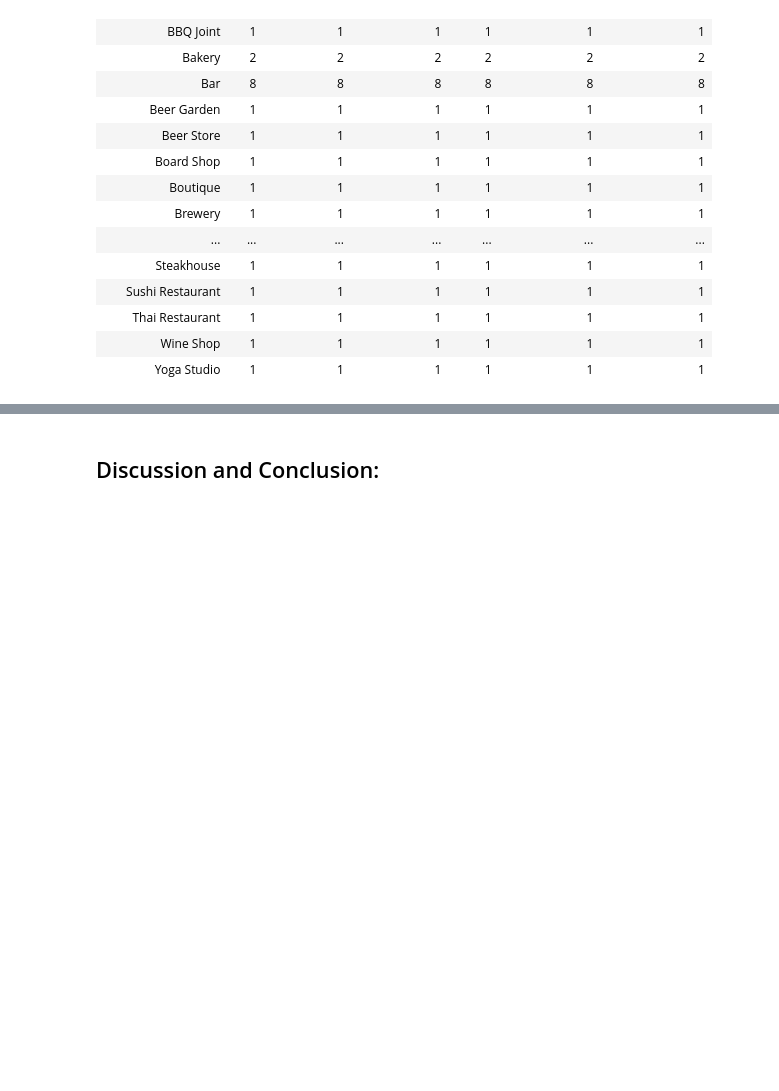
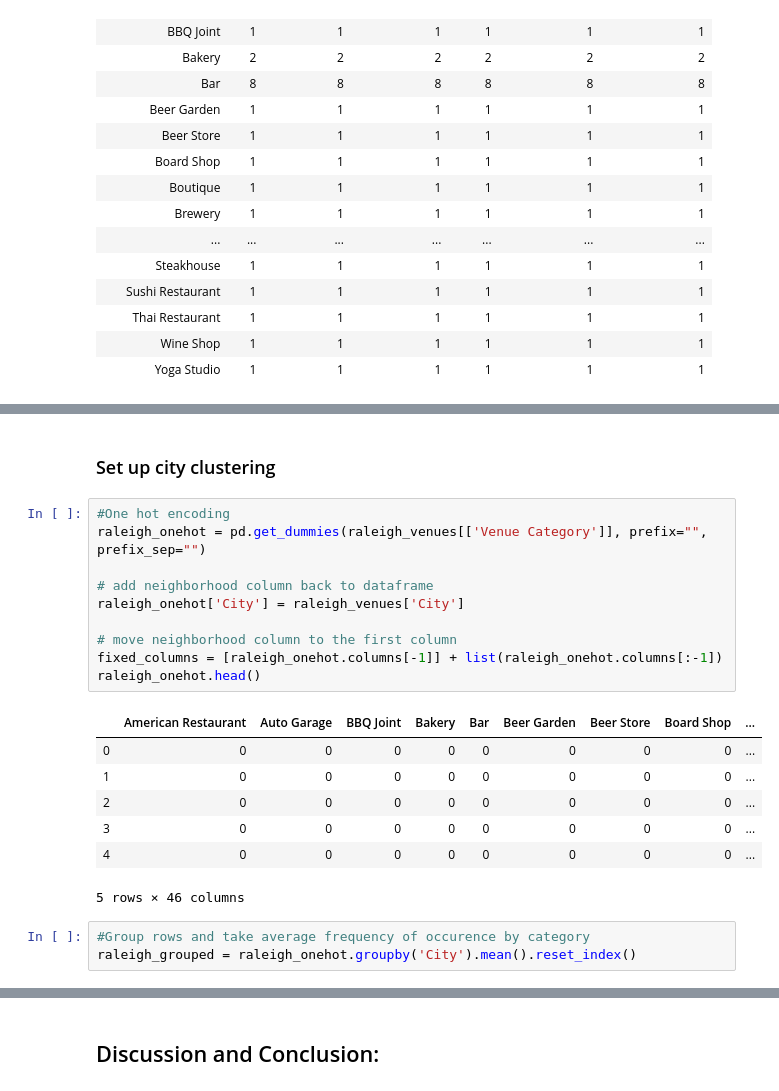
Before and after one commit to JL-coder/Coursera_Capstone, a Jupyter notebook: Battle of Neighborhoods.ipynb, the cells around one changed output, grey strips where cells are left out. Drawn from its saved outputs; the diff is of its cells as text; blank space fills up the shorter version.

Commit message:
Battle of Neighborhoods
Finals version. Now with k-means.

```diff
--- a/Battle of Neighborhoods.ipynb
+++ b/Battle of Neighborhoods.ipynb
@@ -713,0 +721,23 @@ raleigh_venues.groupby('Venue Category').count()
+# %% [markdown]
+### Set up city clustering
+# %%
+#One hot encoding
+raleigh_onehot = pd.get_dummies(raleigh_venues[['Venue Category']], prefix="", prefix_sep="")
+
+# add neighborhood column back to dataframe
+raleigh_onehot['City'] = raleigh_venues['City']
+
+# move neighborhood column to the first column
+fixed_columns = [raleigh_onehot.columns[-1]] + list(raleigh_onehot.columns[:-1])
+raleigh_onehot.head()
+# %% [output]
+|  | American Restaurant | Auto Garage | BBQ Joint | Bakery | Bar | Beer Garden | Beer Store | Board Shop | ... |
+| 0 | 0 | 0 | 0 | 0 | 0 | 0 | 0 | 0 | ... |
+| 1 | 0 | 0 | 0 | 0 | 0 | 0 | 0 | 0 | ... |
+| 2 | 0 | 0 | 0 | 0 | 0 | 0 | 0 | 0 | ... |
+| 3 | 0 | 0 | 0 | 0 | 0 | 0 | 0 | 0 | ... |
+| 4 | 0 | 0 | 0 | 0 | 0 | 0 | 0 | 0 | ... |
+5 rows × 46 columns
+# %%
+#Group rows and take average frequency of occurence by category
+raleigh_grouped = raleigh_onehot.groupby('City').mean().reset_index()
```
Also changed, not shown: parts of 22 cells of this notebook.
